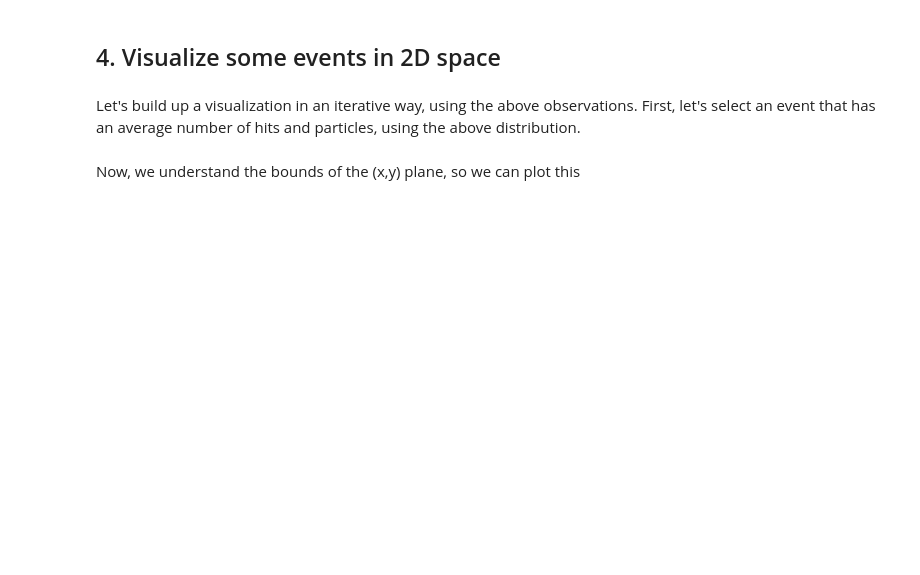
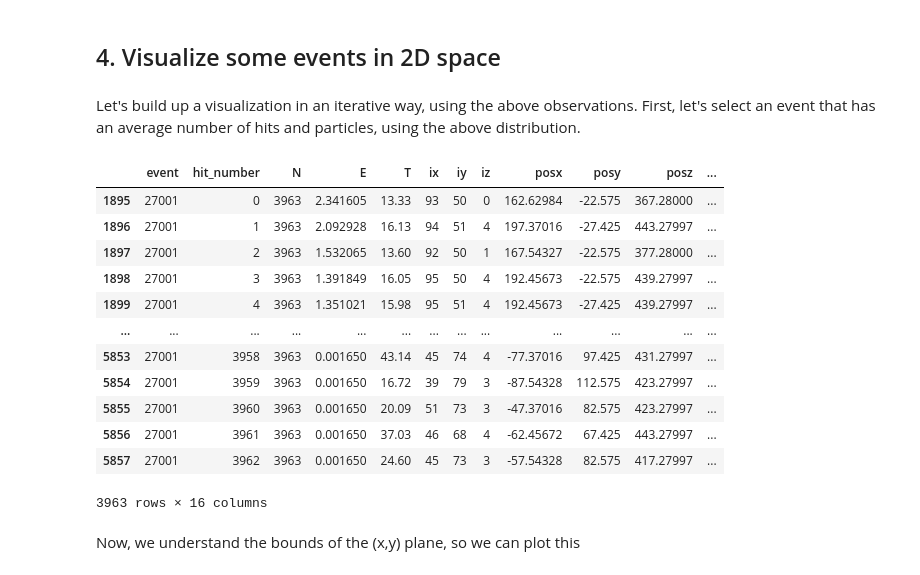
Before and after one commit to wpmccormack/ePIC_Clustering_2023, a Jupyter notebook: examples/notebooks/0_Exploratory_Data_Analysis.ipynb, the cells around one changed output. Saved outputs shown, nothing was run; the diff lists cells and outputs as text; code cells hidden in the pictures; blank space fills up the shorter version.

```diff
--- a/examples/notebooks/0_Exploratory_Data_Analysis.ipynb
+++ b/examples/notebooks/0_Exploratory_Data_Analysis.ipynb
@@ -54,2 +86,18 @@ Let's build up a visualization in an iterative way, using the above observations
+# %%
+typical_event
+# %% [output]
+|  | event | hit_number | N | E | T | ix | iy | iz | posx | posy | posz | ... |
+| 1895 | 27001 | 0 | 3963 | 2.341605 | 13.33 | 93 | 50 | 0 | 162.62984 | -22.575 | 367.28000 | ... |
+| 1896 | 27001 | 1 | 3963 | 2.092928 | 16.13 | 94 | 51 | 4 | 197.37016 | -27.425 | 443.27997 | ... |
+| 1897 | 27001 | 2 | 3963 | 1.532065 | 13.60 | 92 | 50 | 1 | 167.54327 | -22.575 | 377.28000 | ... |
+| 1898 | 27001 | 3 | 3963 | 1.391849 | 16.05 | 95 | 50 | 4 | 192.45673 | -22.575 | 439.27997 | ... |
+| 1899 | 27001 | 4 | 3963 | 1.351021 | 15.98 | 95 | 51 | 4 | 192.45673 | -27.425 | 439.27997 | ... |
+| ... | ... | ... | ... | ... | ... | ... | ... | ... | ... | ... | ... | ... |
+| 5853 | 27001 | 3958 | 3963 | 0.001650 | 43.14 | 45 | 74 | 4 | -77.37016 | 97.425 | 431.27997 | ... |
+| 5854 | 27001 | 3959 | 3963 | 0.001650 | 16.72 | 39 | 79 | 3 | -87.54328 | 112.575 | 423.27997 | ... |
+| 5855 | 27001 | 3960 | 3963 | 0.001650 | 20.09 | 51 | 73 | 3 | -47.37016 | 82.575 | 423.27997 | ... |
+| 5856 | 27001 | 3961 | 3963 | 0.001650 | 37.03 | 46 | 68 | 4 | -62.45672 | 67.425 | 443.27997 | ... |
+| 5857 | 27001 | 3962 | 3963 | 0.001650 | 24.60 | 45 | 73 | 3 | -57.54328 | 82.575 | 417.27997 | ... |
+3963 rows × 16 columns
 # %% [markdown]
 Now, we understand the bounds of the (x,y) plane, so we can plot this
```
Also changed, not shown: parts of 11 cells of this notebook, 1 other file.
